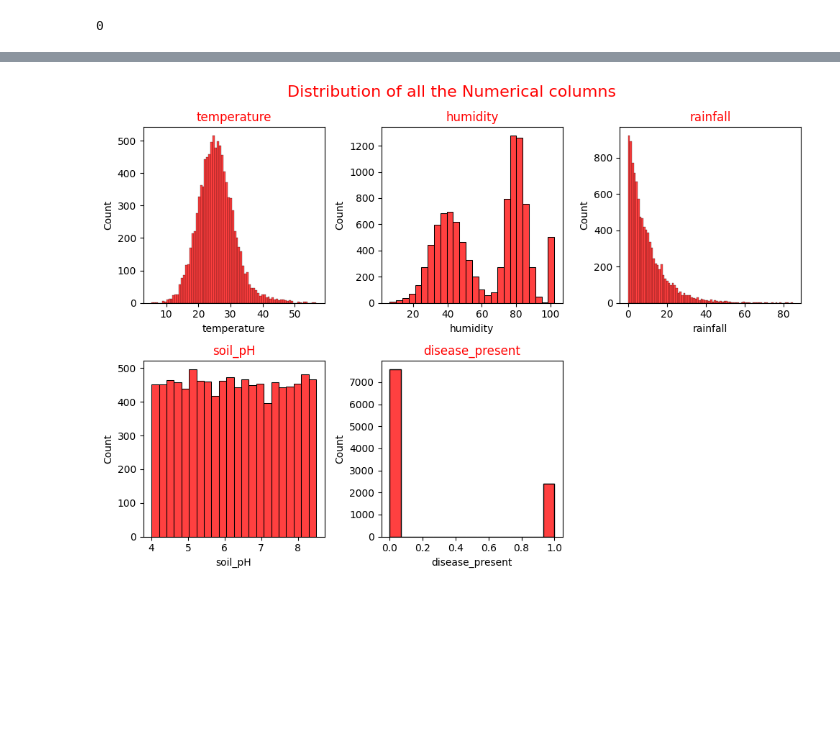
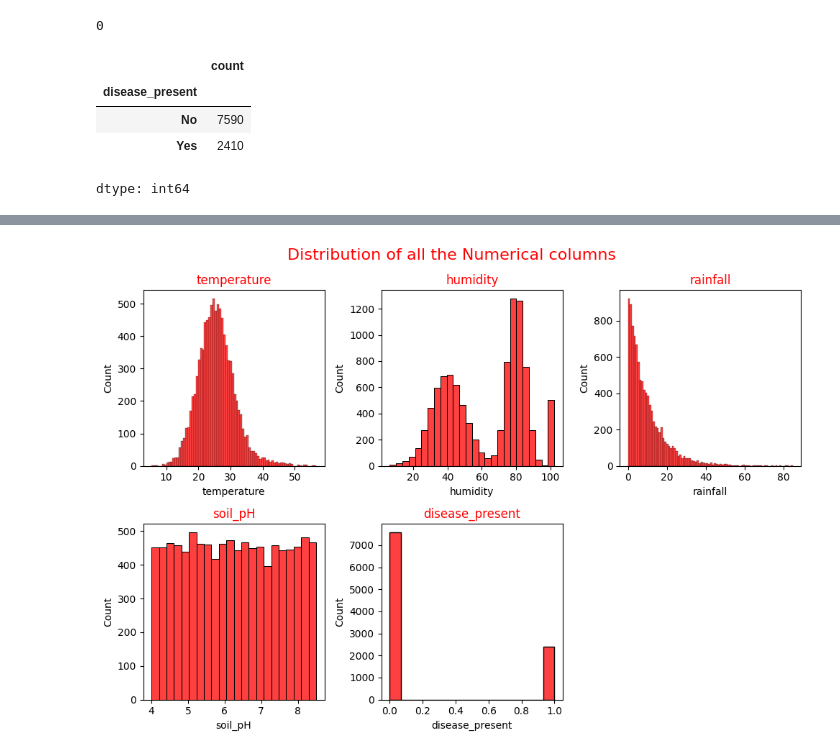
Before and after one commit to rizz045/Identifying_Presense_Of_Disease_In_Plants, a Jupyter notebook: Identifying_Presense_Of_Disease_In_Plants.ipynb, the cells around one changed output, grey strips where cells are left out. Drawn from its saved outputs; the diff is of its cells as text; code cells hidden in the pictures; blank space fills up the shorter version.

```diff
--- a/Identifying_Presense_Of_Disease_In_Plants.ipynb
+++ b/Identifying_Presense_Of_Disease_In_Plants.ipynb
@@ -75,5 +75,13 @@ dtype: int64
 print(data.duplicated().sum())
 # %% [output]
 0
+# %%
+data['disease_present'].map({1:"Yes", 0:"No"}).value_counts()
+# %% [output]
+|  | count |
+| disease_present |  |
+| No | 7590 |
+| Yes | 2410 |
+dtype: int64
 # %%
 # Pirplot
```
Also changed, not shown: parts of 1 cell of this notebook.
